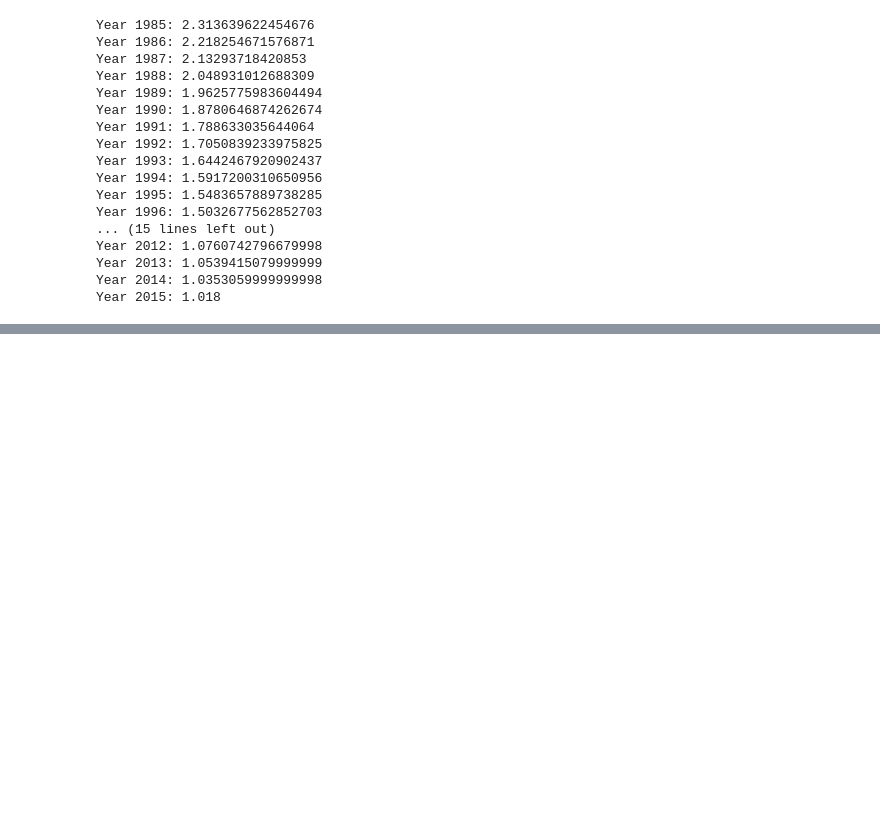
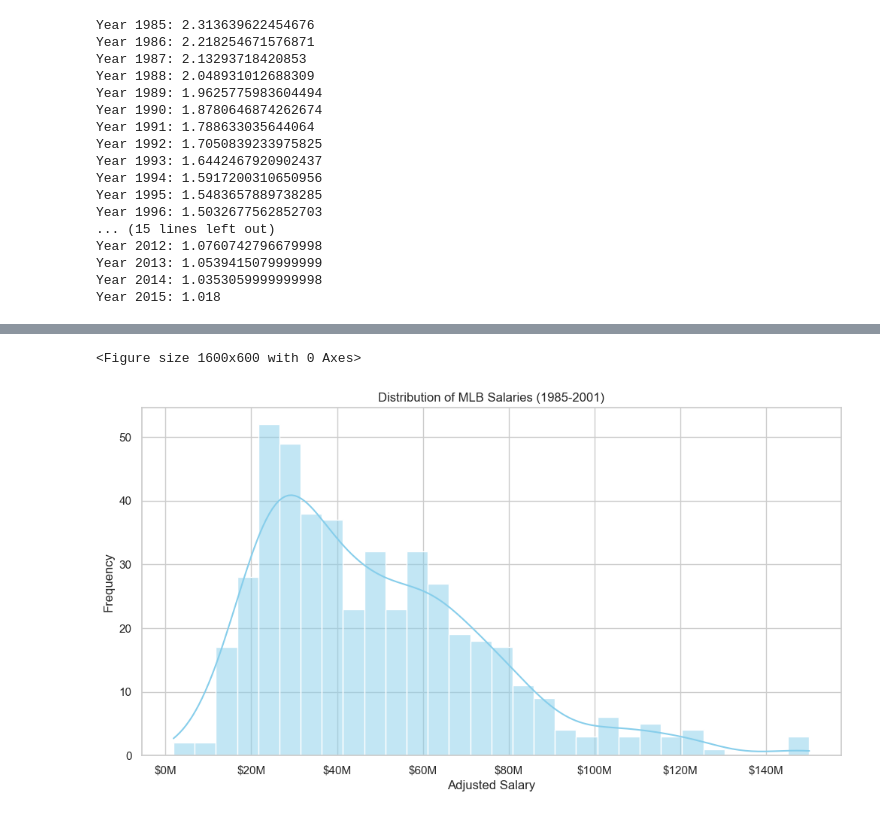
Before and after one commit to Focused79/project_slytherinteger, a Jupyter notebook: mlb_salaries.ipynb, the cells around one changed output, grey strips where cells are left out. Cells and saved outputs as stored; diff of their text form; code cells hidden in the pictures; blank space fills up the shorter version.

```diff
--- a/mlb_salaries.ipynb
+++ b/mlb_salaries.ipynb
@@ -1,10 +4,19 @@
 # %%
+# Import modules
+
 import pandas as pd
 import os
 
-file_path = r'c:\Users\Albrecht\Desktop\BC Class Repo\git_hub\project_slytherinteger\mlb_salary_cleanup\Salaries_mlb_teams.csv'
+# Define path
+
+file_path = r'c:\Users\Albrecht\Desktop\BC Class Repo\git_hub\project_slytherinteger\Resource\Salaries.csv'
+
+# Read csv
 
 teams_df = pd.read_csv(file_path)
+
+# Display raw data from csv
+
 teams_df.head()
 # %% [output]
 |  | yearID | teamID | lgID | playerID | salary |
@@ -140,0 +159,46 @@ Max: $256,705,422.00
+# %%
+# Box plot with whiskers
+plt.figure(figsize=(16, 6))
+aggregated_df['teamID'] = pd.Categorical(aggregated_df['teamID'])
+fig = px.box(aggregated_df, x='adjusted_salary', category_orders={'teamID': aggregated_df['teamID'].unique()},
+             points="all", hover_data=['teamID', 'yearID'])
+fig.update_traces(boxmean='sd', jitter=0.3, pointpos=-1.8)
+fig.update_layout(xaxis_tickformat='${:,0f}M',
+                  boxmode='group',
+                  title='Box Plot of MLB Salaries (1985-2016)',
+                  xaxis_title='Adjusted Salary',
+                  yaxis_title='Team ID',
+                  title_x=0.25
+                  )
+
+# Save boxplot to "Output" folder
+
+plt.savefig("Output/boxplot.png")
+
+# Display boxplot
+
+fig.show()
+# %% [output]
+<Figure size 1600x600 with 0 Axes>
+# %%
+# Filter dataframe for range of years
+
+filtered_df = aggregated_df[(aggregated_df['yearID'] >= 1985) & (aggregated_df['yearID'] <= 2001)]
+
+# Distribution plot
+plt.figure(figsize=(12, 6))
+sns.histplot(filtered_df['adjusted_salary'], bins=30, kde=True, color='skyblue')
+plt.gca().xaxis.set_major_formatter(mtick.FuncFormatter(lambda x, _: '${:,.0f}M'.format(x/1e6)))
+plt.title('Distribution of MLB Salaries (1985-2001)')
+plt.xlabel('Adjusted Salary')
+plt.ylabel('Frequency')
+
+# Save distribution to "Output" folder
+
+plt.savefig("Output/distribution_pre.png")
+
+# Display distribution
+
+plt.show()
+# %% [output]
+[figure, added]
```
Also changed, not shown: parts of 14 cells of this notebook.
